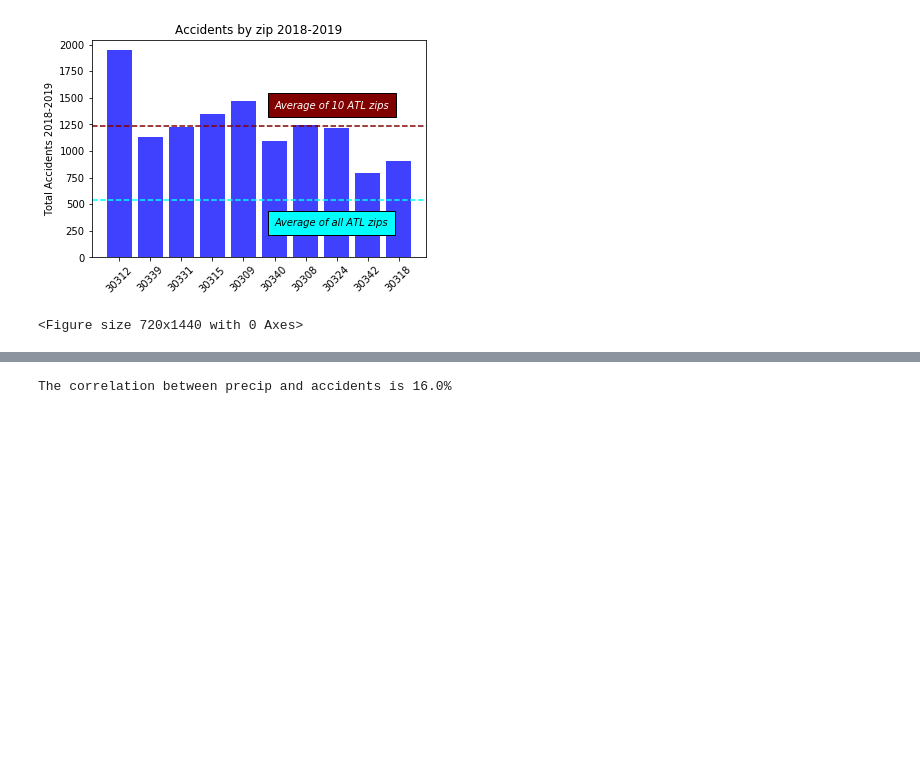
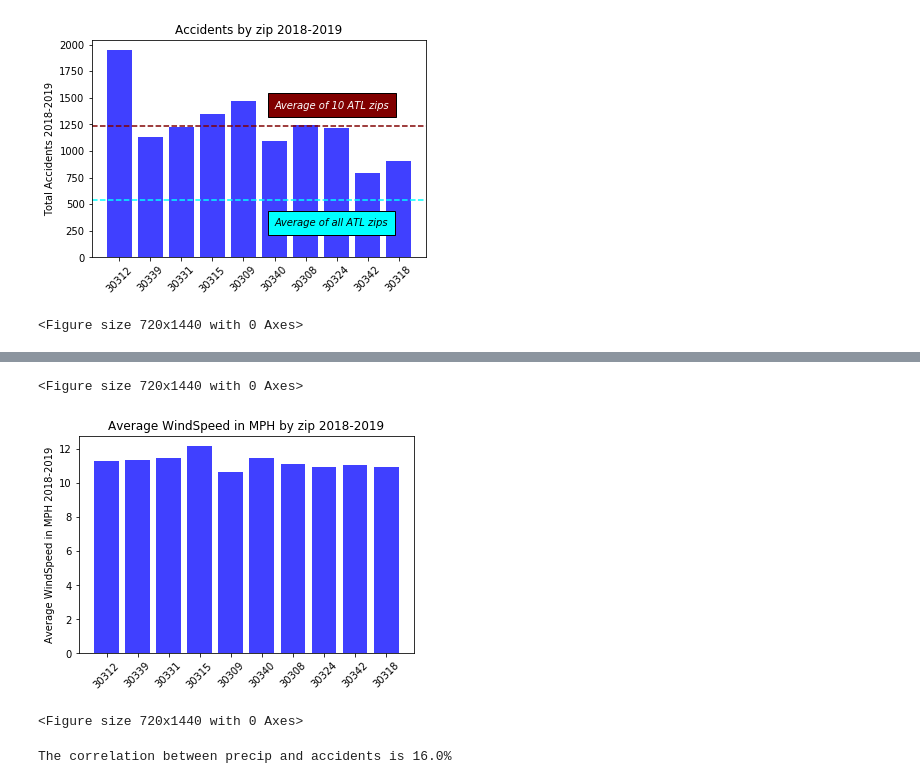
Before and after one commit to alexcaughman/iteration_station, a Jupyter notebook: slw_bar_charts-FINAL.ipynb, the cells around one changed output, grey strips where cells are left out. Cells and saved outputs as stored; diff of their text form; code cells hidden in the pictures; blank space fills up the shorter version.

```diff
--- a/slw_bar_charts-FINAL.ipynb
+++ b/slw_bar_charts-FINAL.ipynb
@@ -105,3 +157,51 @@ plt.figure(figsize=(10,20))
+# %%
+# summary_accidents_df = pd.DataFrame({"Zip 30318": [zip30318_df["Accident_ct"].sum())]})                                           })
+ws30312avg = zip30312_df["Wind Speed"].mean()
+ws30339avg = zip30339_df["Wind Speed"].mean()
+ws30331avg = zip30331_df["Wind Speed"].mean()
+ws30315avg = zip30315_df["Wind Speed"].mean()
+ws30309avg = zip30309_df["Wind Speed"].mean()
+ws30340avg = zip30340_df["Wind Speed"].mean()
+ws30308avg = zip30308_df["Wind Speed"].mean()
+ws30324avg = zip30324_df["Wind Speed"].mean()
+ws30342avg = zip30342_df["Wind Speed"].mean()
+ws30318avg = zip30318_df["Wind Speed"].mean()
+
+
+wsaverage10=121
+# averageATL=543
+wsavg=[ws30312avg,ws30339avg,ws30331avg,ws30315avg,ws30309avg,
+              ws30340avg,ws30308avg,ws30324avg,ws30342avg,ws30318avg,]
+# # print(zipcount)
+# # zips =['30312','30339','30331','30315','30309','30340','30308','30324','30342','30318']
+x_axis = np.arange(1,11,1)
+# # print(zips)
+# # print(x_axis)
+
+x_ticks_labels = ['30312','30339','30331','30315','30309','30340','30308','30324','30342','30318']
+
+fig, ax = plt.subplots(1,1)
+plt.bar(x_axis,wsavg,color="b",alpha=.75, align="center")
+
+# # Set number of ticks for x-axis
+ax.set_xticks(x_axis)
+# Set ticks labels for x-axis
+ax.set_xticklabels(x_ticks_labels, rotation=45)
+# plt.axhline(y=10,linestyle='--',color='aqua')
+# plt.axhline(y=121,linestyle='--',color='maroon')
+plt.ylabel('Average WindSpeed in MPH 2018-2019')
+plt.title('Average WindSpeed in MPH by zip 2018-2019')
+# plt.text(3, 15, 'Average of 10 ATL zips', style='italic', color='white',
+#         bbox={'facecolor': 'maroon', 'alpha': 1, 'pad': 7})
+# plt.text(6, 100, 'Historical Average ATL', style='italic',
+#         bbox={'facecolor': 'aqua', 'alpha': 1, 'pad': 7})
+
+
+plt.figure(figsize=(10,20))
+# %% [output]
+<Figure size 720x1440 with 0 Axes>
+[figure, added]
+<Figure size 720x1440 with 0 Axes>
 # %%
 #accidents with precipitation
 precip30312 = zip30312_df.loc[zip30312_df['Precipitation'] > 0,['Precipitation','Accident_ct']]
```
Also changed, not shown: parts of 6 cells of this notebook, 1 other file.
